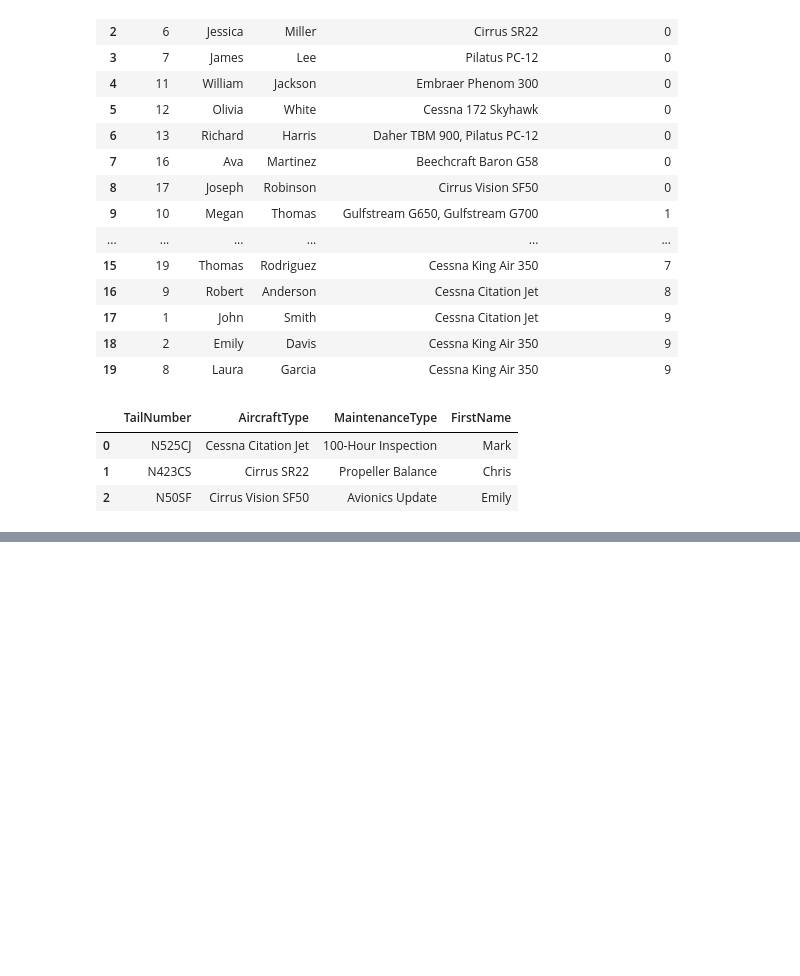
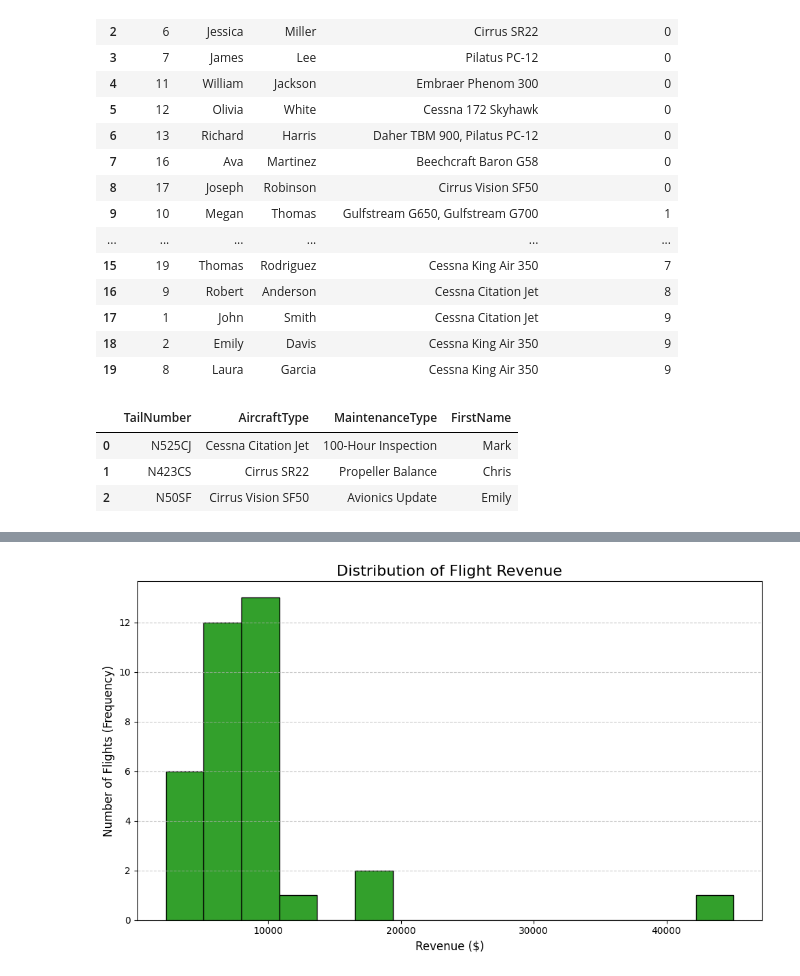
Before and after one commit to pilotbear-coder/DAE-Project, a Jupyter notebook: 6700 Big Bear Jet Python to MySQL/6700 Big Bear Jet Python to Sql.ipynb, the cells around one changed output, grey strips where cells are left out. Saved outputs shown, nothing was run; the diff lists cells and outputs as text; code cells hidden in the pictures; blank space fills up the shorter version.

```diff
--- a/6700 Big Bear Jet Python to MySQL/6700 Big Bear Jet Python to Sql.ipynb
+++ b/6700 Big Bear Jet Python to MySQL/6700 Big Bear Jet Python to Sql.ipynb
@@ -183,0 +244,34 @@ maint_df
+# %%
+try:
+
+    cnx = mysql.connector.connect(**DB_CONFIG)
+    query = "SELECT Revenue FROM Flight WHERE Revenue > 0;"
+
+
+    revenue_df = pd.read_sql_query(query, cnx)
+
+finally:
+
+    if 'cnx' in locals() and cnx.is_connected():
+        cnx.close()
+
+
+plt.figure(figsize=(10, 6))
+revenue_df['Revenue'].plot(
+    kind='hist',  # 'hist' = histogram
+    bins=15,      # Number of "buckets" to group revenue into
+    color='#33a02c',
+    edgecolor='black'
+)
+
+
+plt.title('Distribution of Flight Revenue', fontsize=16)
+plt.xlabel('Revenue ($)', fontsize=12)
+plt.ylabel('Number of Flights (Frequency)', fontsize=12)
+plt.grid(axis='y', linestyle='--', alpha=0.7)
+plt.tight_layout()
+
+
+plt.show()
+# %% [output]
+[figure, added]
```
Also changed, not shown: parts of 4 cells of this notebook.
